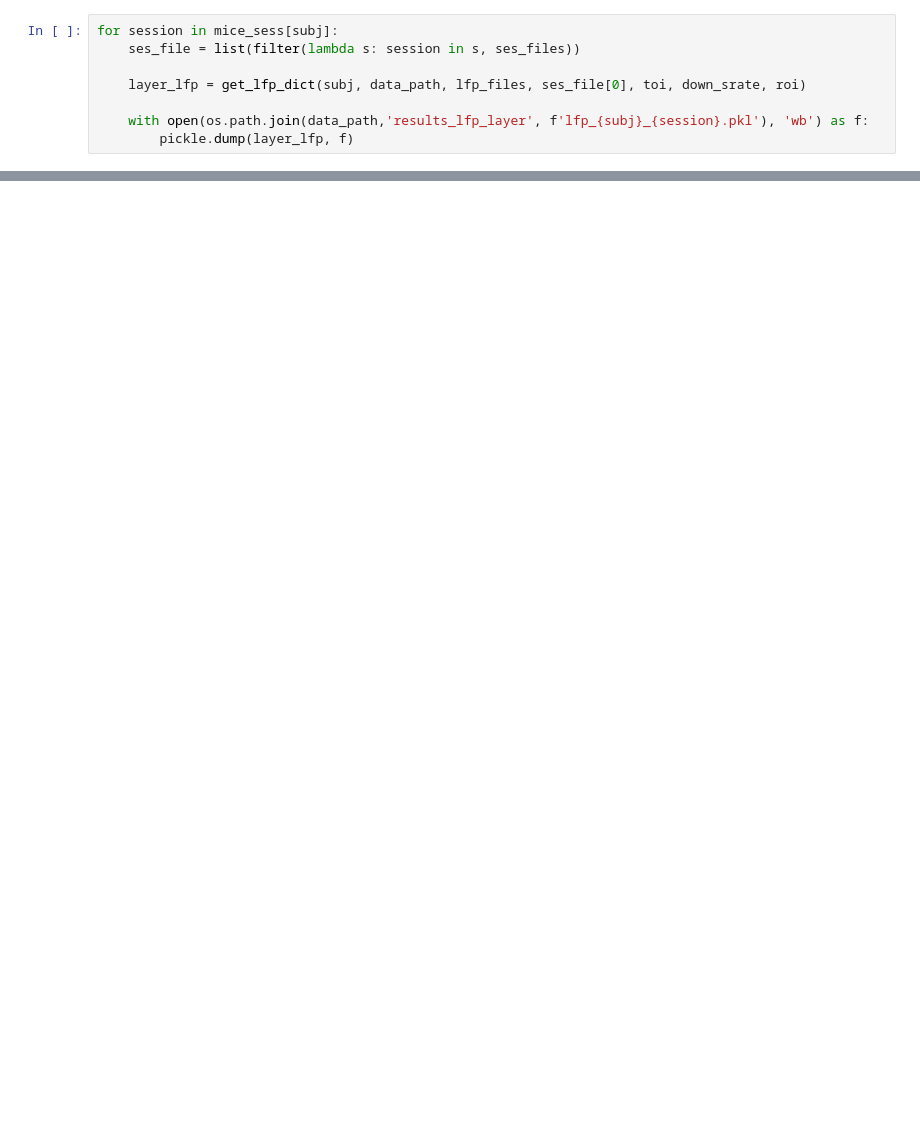
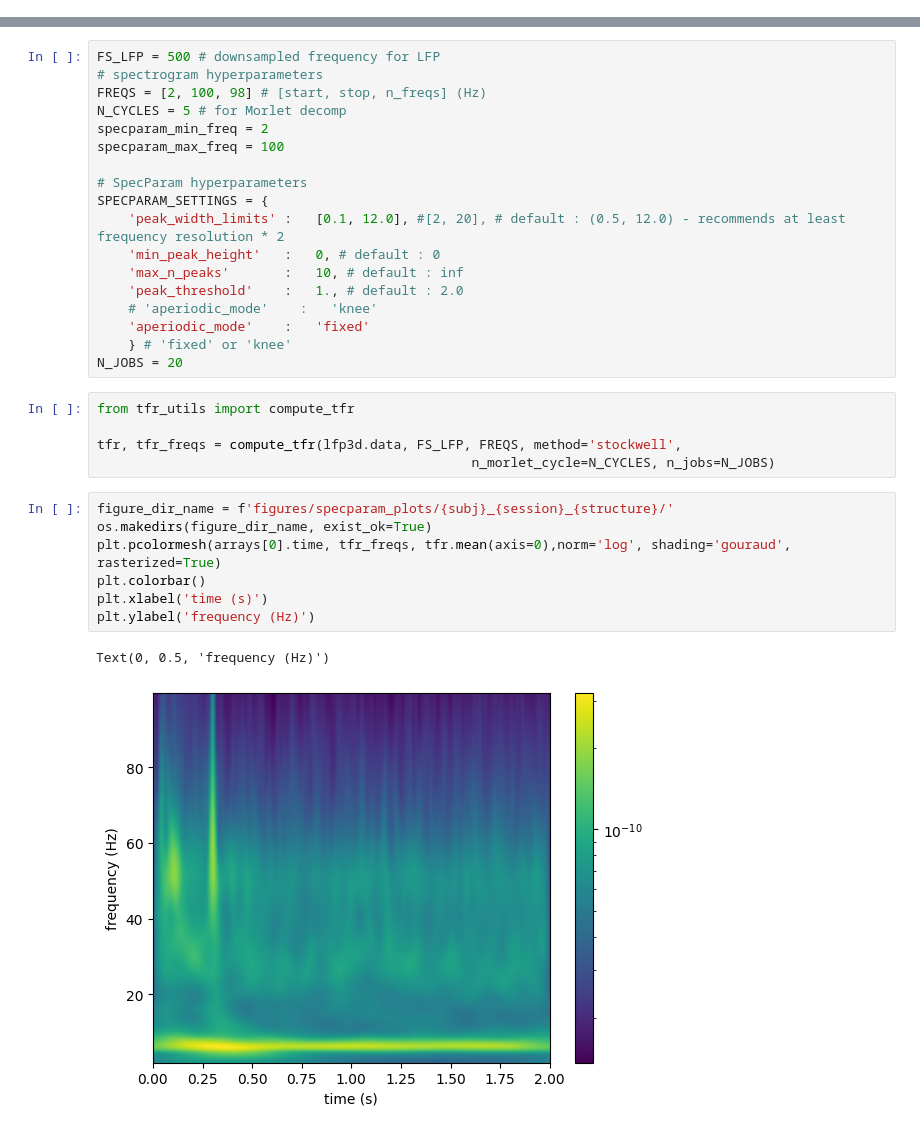
Before and after one commit to ntolley/aperiodic_shield, a Jupyter notebook: aperiodic.ipynb, the cells around one changed output, grey strips where cells are left out. Drawn from its saved outputs; the diff is of its cells as text; blank space fills up the shorter version.

```diff
--- a/aperiodic.ipynb
+++ b/aperiodic.ipynb
@@ -142,8 +45,0 @@ FileNotFoundError: [Errno 2] No such file or directory: '/oscar/data/sjones/kdue
-# %%
-for session in mice_sess[subj]:
-    ses_file = list(filter(lambda s: session in s, ses_files))
-
-    layer_lfp = get_lfp_dict(subj, data_path, lfp_files, ses_file[0], toi, down_srate, roi)
-
-    with open(os.path.join(data_path,'results_lfp_layer', f'lfp_{subj}_{session}.pkl'), 'wb') as f:
-        pickle.dump(layer_lfp, f)
@@ -149,0 +109,33 @@ for session in mice_sess[subj]:
+# %%
+FS_LFP = 500 # downsampled frequency for LFP
+# spectrogram hyperparameters
+FREQS = [2, 100, 98] # [start, stop, n_freqs] (Hz)
+N_CYCLES = 5 # for Morlet decomp
+specparam_min_freq = 2
+specparam_max_freq = 100
+
+# SpecParam hyperparameters
+SPECPARAM_SETTINGS = {
+    'peak_width_limits' :   [0.1, 12.0], #[2, 20], # default : (0.5, 12.0) - recommends at least frequency resolution * 2
+    'min_peak_height'   :   0, # default : 0
+    'max_n_peaks'       :   10, # default : inf
+    'peak_threshold'    :   1., # default : 2.0
+    # 'aperiodic_mode'    :   'knee'
+    'aperiodic_mode'    :   'fixed'
+    } # 'fixed' or 'knee'
+N_JOBS = 20
+# %%
+from tfr_utils import compute_tfr
+
+tfr, tfr_freqs = compute_tfr(lfp3d.data, FS_LFP, FREQS, method='stockwell',
+                                                n_morlet_cycle=N_CYCLES, n_jobs=N_JOBS)
+# %%
+figure_dir_name = f'figures/specparam_plots/{subj}_{session}_{structure}/'
+os.makedirs(figure_dir_name, exist_ok=True)
+plt.pcolormesh(arrays[0].time, tfr_freqs, tfr.mean(axis=0),norm='log', shading='gouraud', rasterized=True)
+plt.colorbar()
+plt.xlabel('time (s)')
+plt.ylabel('frequency (Hz)')
+# %% [output]
+Text(0, 0.5, 'frequency (Hz)')
+[figure, added]
```
Also changed, not shown: parts of 21 cells of this notebook, 8 other files.
